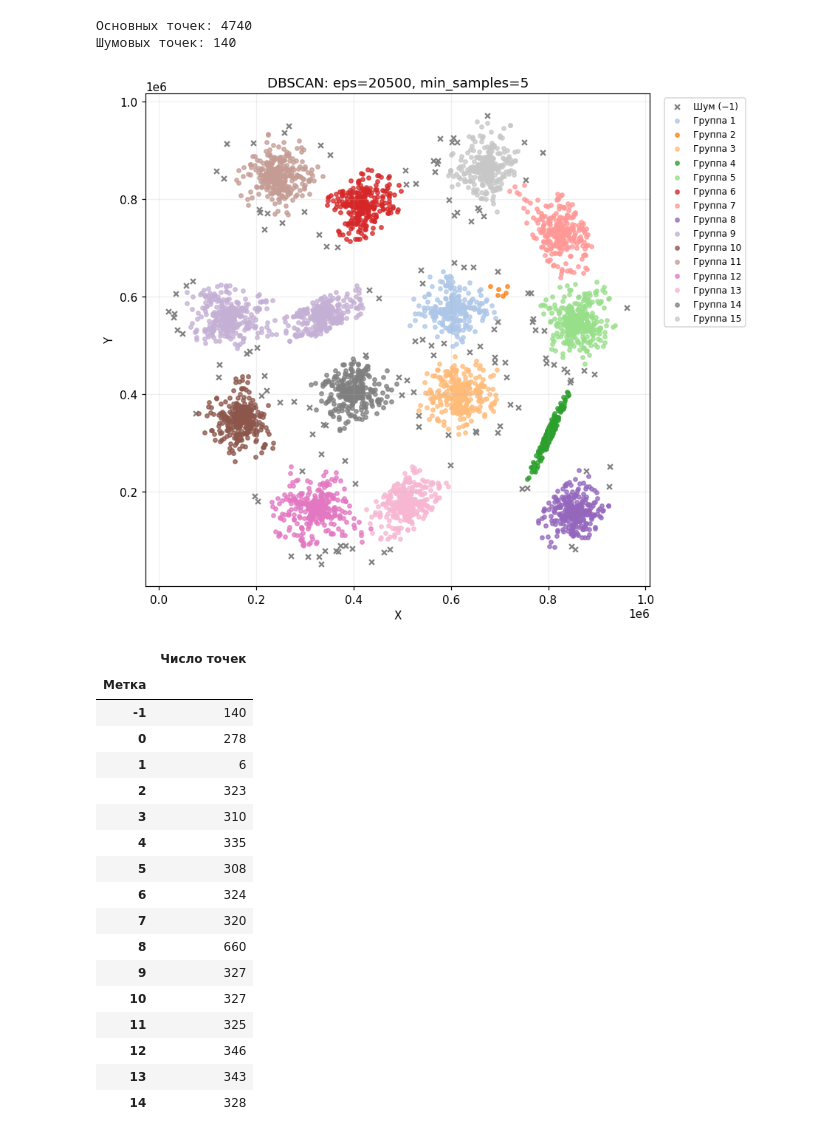
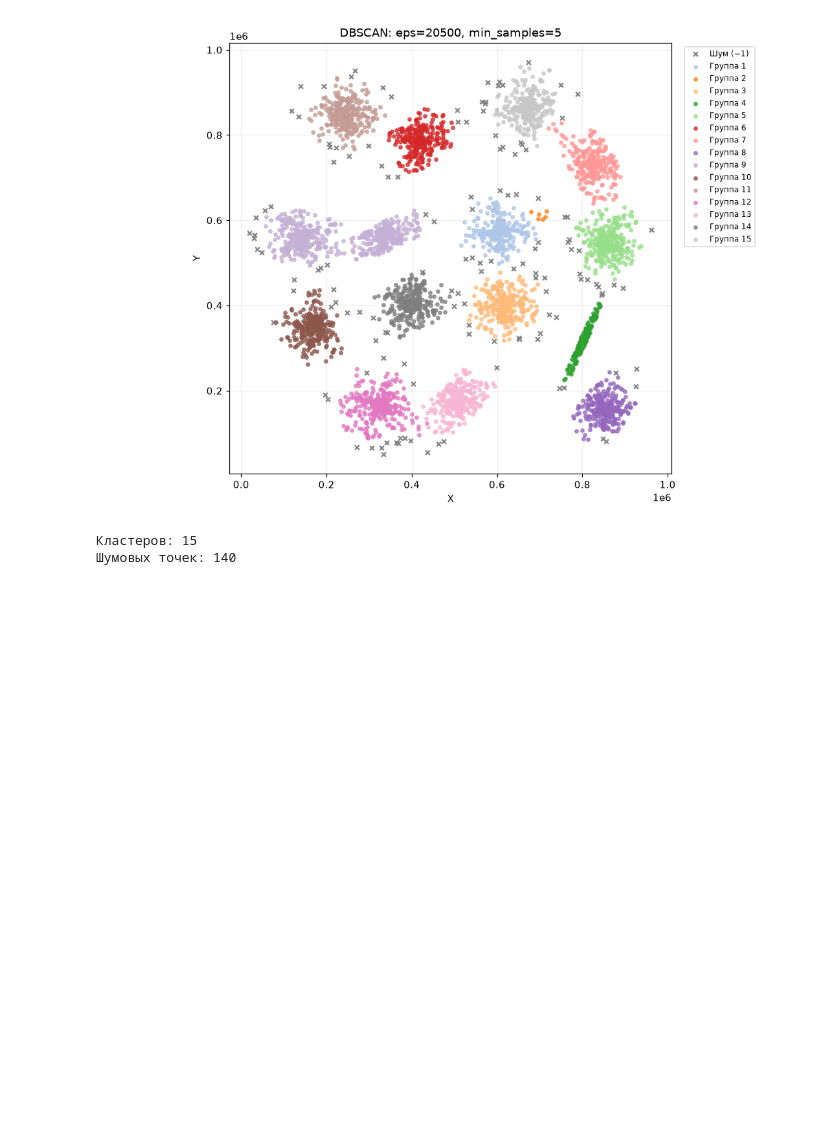
Before and after one commit to aleksei-manikhin/sem3_lab_03_IAPP, a Jupyter notebook: clustering.ipynb, the cells around one changed output. Cells and saved outputs as stored; diff of their text form; code cells hidden in the pictures; blank space fills up the shorter version.

```diff
--- a/clustering.ipynb
+++ b/clustering.ipynb
@@ -141,32 +84,10 @@ display(eps_table)  # Отображаем все радиусы, числа г
 # %%
-dbscan = DBSCAN(eps=20500, min_samples=5)  # Выбранные по эксперименту параметры для исходного масштаба S1.
-start = perf_counter()  # Начинаем отдельное измерение итогового запуска DBSCAN.
-dbscan_labels = dbscan.fit_predict(X)  # Находим плотностные группы и шумовые точки.
-dbscan_seconds = perf_counter() - start  # Измеряем время без предварительного перебора eps.
-plot_clusters(X, dbscan_labels, "DBSCAN: eps=20500, min_samples=5")  # Цветные кластеры и серые крестики шума.
-print("Основных точек:", len(dbscan.core_sample_indices_))  # Индексы core-точек хранятся в обученной модели.
-print("Шумовых точек:", int(np.sum(dbscan_labels == -1)))  # Отдельно показываем размер шума.
-dbscan_sizes = pd.Series(dbscan_labels, name="Метка").value_counts().sort_index()  # Подсчитываем объекты для каждой метки, включая шум −1.
-display(dbscan_sizes.rename("Число точек").to_frame())  # Проверяем размеры групп, чтобы заметить слияние и маленькие группы.
+dbscan = DBSCAN(eps=20500, min_samples=5)
+dbscan_labels = dbscan.fit_predict(X)
+plot_clusters(X, dbscan_labels, "DBSCAN: eps=20500, min_samples=5")
+print("Кластеров:", len(set(dbscan_labels) - {-1}))
+print("Шумовых точек:", np.sum(dbscan_labels == -1))
 # %% [output]
+[figure, new version]
-Основных точек: 4740
+Кластеров: 15
 Шумовых точек: 140
-[figure, old version]
-|  | Число точек |
-| Метка |  |
-| -1 | 140 |
-| 0 | 278 |
-| 1 | 6 |
-| 2 | 323 |
-| 3 | 310 |
-| 4 | 335 |
-| 5 | 308 |
-| 6 | 324 |
-| 7 | 320 |
-| 8 | 660 |
-| 9 | 327 |
-| 10 | 327 |
-| 11 | 325 |
-| 12 | 346 |
-| 13 | 343 |
-| 14 | 328 |
```
Also changed, not shown: parts of 28 cells of this notebook.
